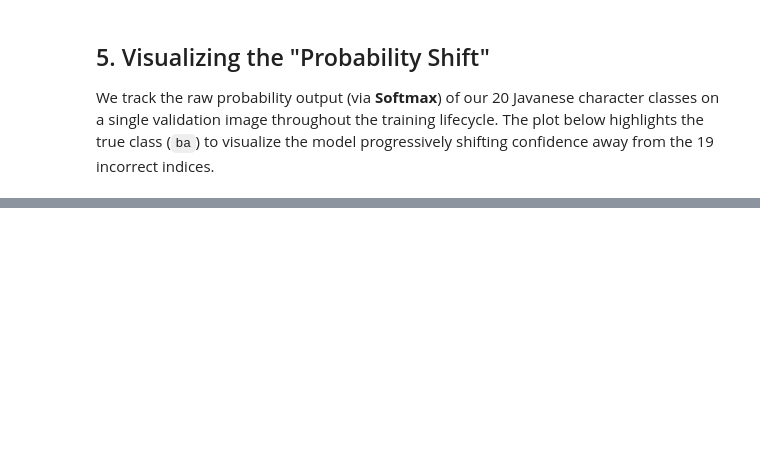
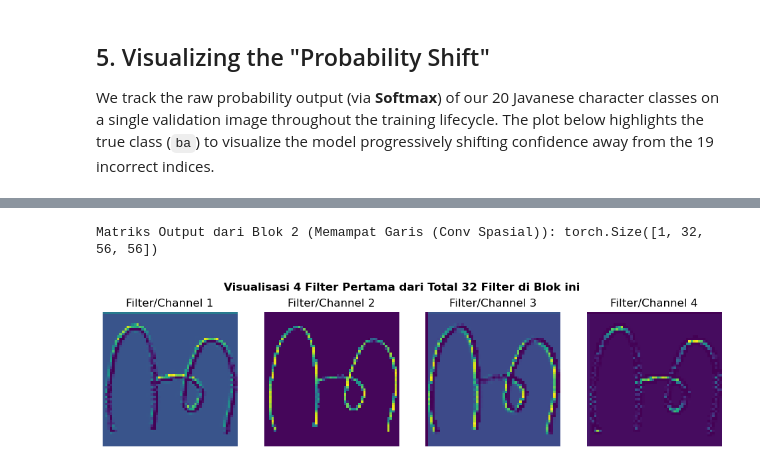
Before and after one commit to harrymardika/aksara-jawa, a Jupyter notebook: model.ipynb, the cells around one changed output, grey strips where cells are left out. Saved outputs shown, nothing was run; the diff lists cells and outputs as text; code cells hidden in the pictures; blank space fills up the shorter version.

```diff
--- a/model.ipynb
+++ b/model.ipynb
@@ -701,0 +888,5 @@ plt.show()
+# %%
+plot_blok(1, "Memampat Garis (Conv Spasial)")
+# %% [output]
+Matriks Output dari Blok 2 (Memampat Garis (Conv Spasial)): torch.Size([1, 32, 56, 56])
+[figure, added]
```
Also changed, not shown: parts of 27 cells of this notebook.
